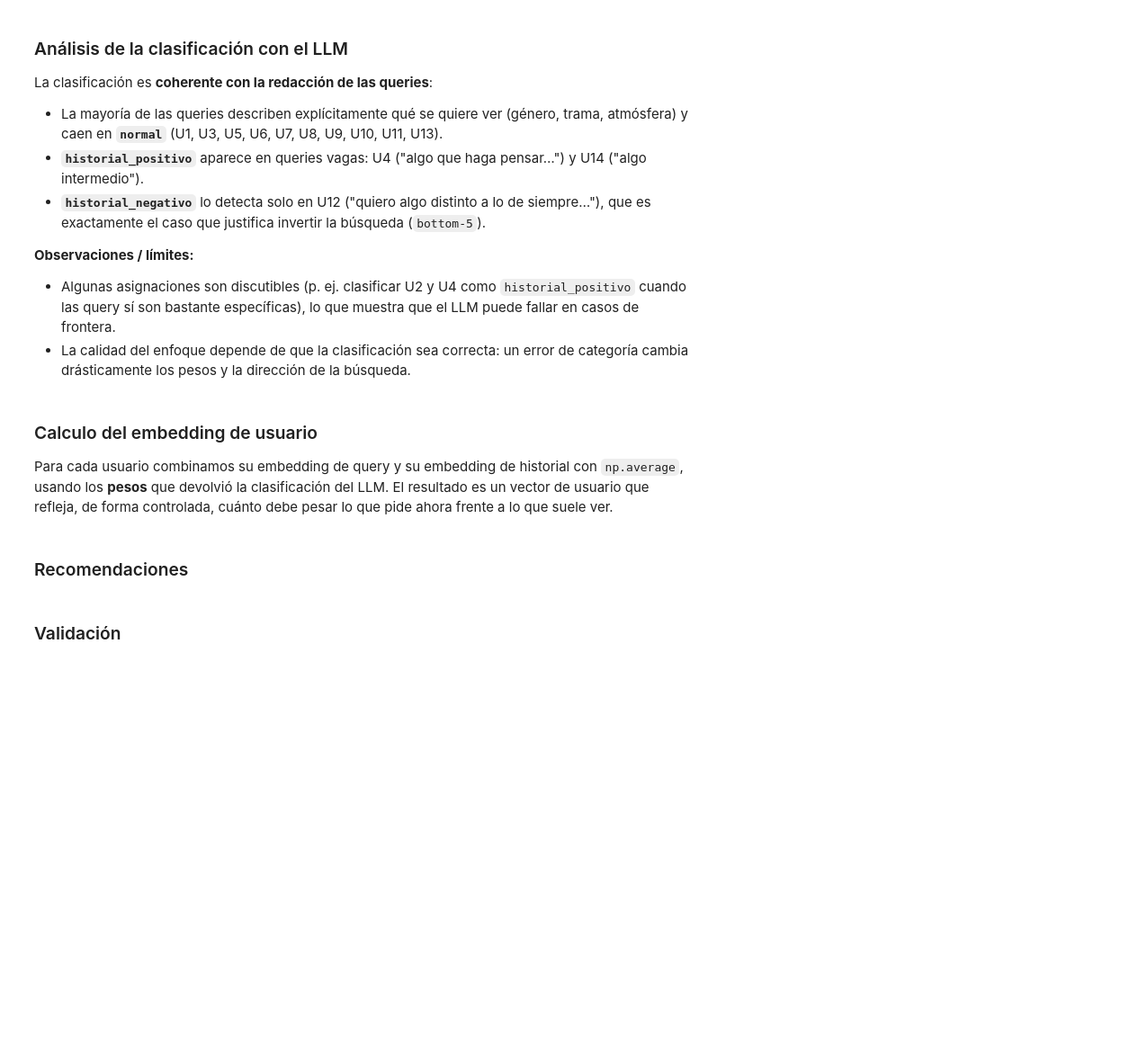
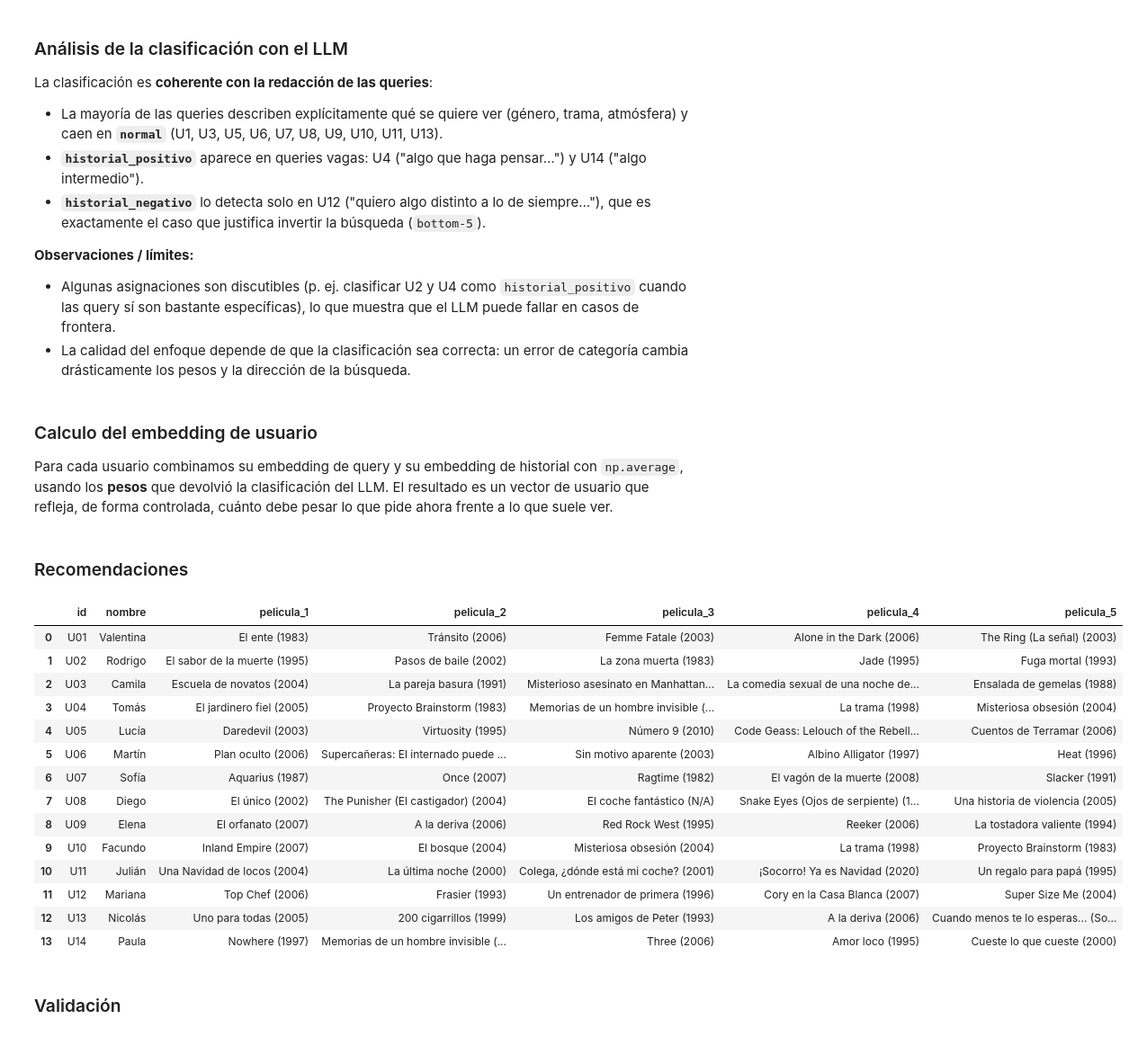
Before and after one commit to nazarenomm/Sistema-de-recomendacion-de-peliculas, a Jupyter notebook: notebooks/entrega.ipynb, the cells around one changed output. Shown at 90% size. Drawn from its saved outputs; the diff is of its cells as text; code cells hidden in the pictures; blank space fills up the shorter version.

```diff
--- a/notebooks/entrega.ipynb
+++ b/notebooks/entrega.ipynb
@@ -586,7 +588,7 @@ Para detectar esa intención usamos un LLM local (`llama3.2` vía Ollama) que cl
 # %%
 queries_embeddings = model.encode(usuarios['query'].tolist(), show_progress_bar=True)
 # %%
-def get_all_historial_embeddings(usuarios_df, pelis_embeddings_df):
+def promedios_historial_embeddings(usuarios_df, pelis_embeddings_df):
     all_embeddings = []
 
     for _, usuario_row in usuarios_df.iterrows():
@@ -605,7 +607,7 @@ def get_all_historial_embeddings(usuarios_df, pelis_embeddings_df):
 
     return np.array(all_embeddings)
 # %%
-historial_embeddings = get_all_historial_embeddings(usuarios, pelis_embeddings_df)
+historial_embeddings = promedios_historial_embeddings(usuarios, pelis_embeddings_df)
 # %% [output]
 Película 'Rec' no encontrada.
 Película 'El secreto de sus ojos' no encontrada.
@@ -736,7 +738,7 @@ La clasificación es **coherente con la redacción de las queries**:
 
 Para cada usuario combinamos su embedding de query y su embedding de historial con `np.average`, usando los **pesos** que devolvió la clasificación del LLM. El resultado es un vector de usuario que refleja, de forma controlada, cuánto debe pesar lo que pide ahora frente a lo que suele ver.
 # %%
-user_embeddings_dinamico = []
+user_embeddings_pond = []
 
 for i, params in enumerate(parametros_usuarios):
     w = params['weights']
@@ -745,38 +747,50 @@ for i, params in enumerate(parametros_usuarios):
         axis=0,
         weights=w
     )
-    user_embeddings_dinamico.append(emb)
+    user_embeddings_pond.append(emb)
 
-user_embeddings_dinamico = np.array(user_embeddings_dinamico)
+user_embeddings_pond = np.array(user_embeddings_pond)
 # %% [markdown]
 ### Recomendaciones
 # %%
-scores_dinamico = cosine_similarity(user_embeddings_dinamico, pelis_embeddings)
+scores_pond = cosine_similarity(user_embeddings_pond, pelis_embeddings)
 
 # Filtrar películas del historial seteando su score a -inf
-hist_cols = ['pelicula_1', 'pelicula_2', 'pelicula_3', 'pelicula_4', 'pelicula_5']
-scores_dinamico_filtrado = scores_dinamico.copy()
-
-for i, row in usuarios.iterrows():
-    for col in hist_cols:
-        nombre = row[col]
-        match = df_pelis[df_pelis['name'] == nombre].index
-        if len(match):
-            scores_dinamico_filtrado[i, match[0]] = -np.inf
+scores_pond_filtrado = filtrar_historial(scores_pond, usuarios, df_pelis)
 
 # Top-5 por usuario según dirección
-top5_indices_dinamico = []
+top5_indices_pond = []
 for i, params in enumerate(parametros_usuarios):
     if params['direction'] == 'bottom-5':
         # Excluir los -inf del historial también para bottom-5
-        scores_validos = scores_dinamico_filtrado[i].copy()
+        scores_validos = scores_pond_filtrado[i].copy()
         scores_validos[scores_validos == -np.inf] = np.inf  # que no aparezcan en el bottom
         indices = scores_validos.argsort()[:5]
     else:
-        indices = scores_dinamico_filtrado[i].argsort()[-5:][::-1]
-    top5_indices_dinamico.append(indices)
+        indices = scores_pond_filtrado[i].argsort()[-5:][::-1]
+    top5_indices_pond.append(indices)
 
-top5_indices_dinamico = np.array(top5_indices_dinamico)  # shape: (14, 5)
+top5_indices_pond = np.array(top5_indices_pond)
+
+resultados_df_pond = generar_recomendaciones_csv(top5_indices_pond, scores_pond_filtrado, usuarios, df_pelis, 'recomendaciones_embeddings_pond.csv')
+# %%
+resultados_df_pond[['id', 'nombre', 'pelicula_1', 'pelicula_2', 'pelicula_3', 'pelicula_4', 'pelicula_5']]
+# %% [output]
+|  | id | nombre | pelicula_1 | pelicula_2 | pelicula_3 | pelicula_4 | pelicula_5 |
+| 0 | U01 | Valentina | El ente (1983) | Tránsito (2006) | Femme Fatale (2003) | Alone in the Dark (2006) | The Ring (La señal) (2003) |
+| 1 | U02 | Rodrigo | El sabor de la muerte (1995) | Pasos de baile (2002) | La zona muerta (1983) | Jade (1995) | Fuga mortal (1993) |
+| 2 | U03 | Camila | Escuela de novatos (2004) | La pareja basura (1991) | Misterioso asesinato en Manhattan... | La comedia sexual de una noche de... | Ensalada de gemelas (1988) |
+| 3 | U04 | Tomás | El jardinero fiel (2005) | Proyecto Brainstorm (1983) | Memorias de un hombre invisible (... | La trama (1998) | Misteriosa obsesión (2004) |
+| 4 | U05 | Lucía | Daredevil (2003) | Virtuosity (1995) | Número 9 (2010) | Code Geass: Lelouch of the Rebell... | Cuentos de Terramar (2006) |
+| 5 | U06 | Martín | Plan oculto (2006) | Supercañeras: El internado puede ... | Sin motivo aparente (2003) | Albino Alligator (1997) | Heat (1996) |
+| 6 | U07 | Sofía | Aquarius (1987) | Once (2007) | Ragtime (1982) | El vagón de la muerte (2008) | Slacker (1991) |
+| 7 | U08 | Diego | El único (2002) | The Punisher (El castigador) (2004) | El coche fantástico (N/A) | Snake Eyes (Ojos de serpiente) (1... | Una historia de violencia (2005) |
+| 8 | U09 | Elena | El orfanato (2007) | A la deriva (2006) | Red Rock West (1995) | Reeker (2006) | La tostadora valiente (1994) |
+| 9 | U10 | Facundo | Inland Empire (2007) | El bosque (2004) | Misteriosa obsesión (2004) | La trama (1998) | Proyecto Brainstorm (1983) |
+| 10 | U11 | Julián | Una Navidad de locos (2004) | La última noche (2000) | Colega, ¿dónde está mi coche? (2001) | ¡Socorro! Ya es Navidad (2020) | Un regalo para papá (1995) |
+| 11 | U12 | Mariana | Top Chef (2006) | Frasier (1993) | Un entrenador de primera (1996) | Cory en la Casa Blanca (2007) | Super Size Me (2004) |
+| 12 | U13 | Nicolás | Uno para todas (2005) | 200 cigarrillos (1999) | Los amigos de Peter (1993) | A la deriva (2006) | Cuando menos te lo esperas... (So... |
+| 13 | U14 | Paula | Nowhere (1997) | Memorias de un hombre invisible (... | Three (2006) | Amor loco (1995) | Cueste lo que cueste (2000) |
 # %% [markdown]
 ### Validación
 # %%
```
Also changed, not shown: parts of 51 cells of this notebook, 15 other files.
